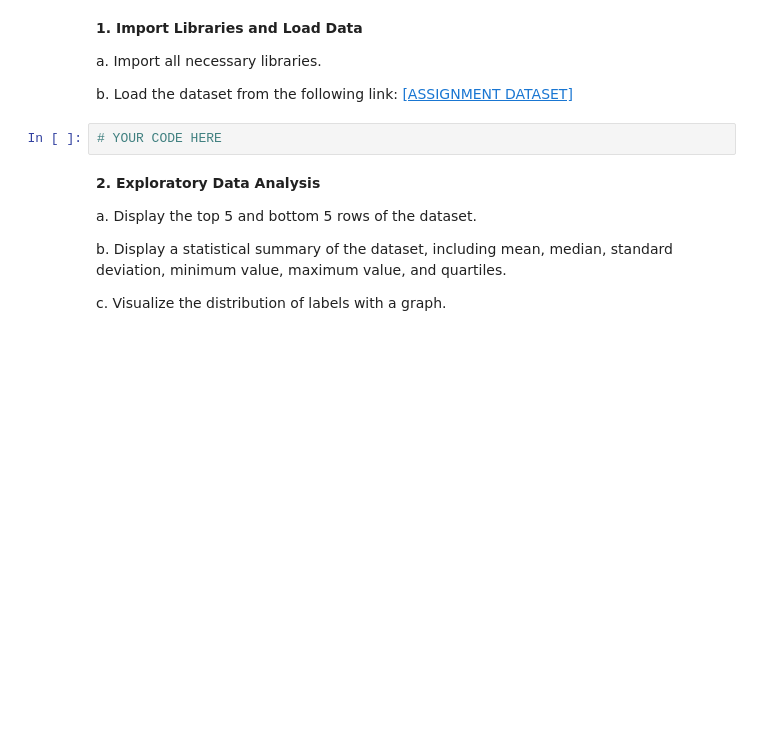
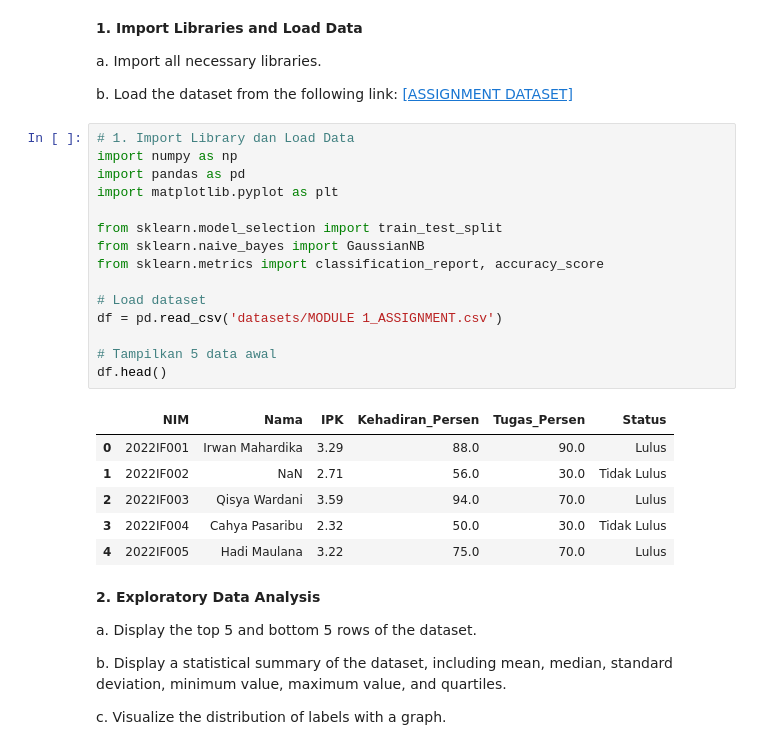
Before and after one commit to FatihHDR/machine-learning, a Jupyter notebook: modul1/MODULE 1 MACHINE LEARNING - INTRODUCTION TO ARTIFICIAL NEURAL NETWORK.ipynb, the cells around one changed output. Saved outputs shown, nothing was run; the diff lists cells and outputs as text; blank space fills up the shorter version.

```diff
--- a/modul1/MODULE 1 MACHINE LEARNING - INTRODUCTION TO ARTIFICIAL NEURAL NETWORK.ipynb
+++ b/modul1/MODULE 1 MACHINE LEARNING - INTRODUCTION TO ARTIFICIAL NEURAL NETWORK.ipynb
@@ -459,8 +459,28 @@ plt.show()
 a. Import all necessary libraries.
 
 b. Load the dataset from the following link: [[ASSIGNMENT DATASET]](https://drive.google.com/file/d/1ptHF8jZp68DALtMtUGm1JwdAxd-Ce9dD/view?usp=drive_link)
-# %%
-# YOUR CODE HERE
+# %%
+# 1. Import Library dan Load Data
+import numpy as np
+import pandas as pd
+import matplotlib.pyplot as plt
+
+from sklearn.model_selection import train_test_split
+from sklearn.naive_bayes import GaussianNB
+from sklearn.metrics import classification_report, accuracy_score
+
+# Load dataset
+df = pd.read_csv('datasets/MODULE 1_ASSIGNMENT.csv')
+
+# Tampilkan 5 data awal
+df.head()
+# %% [output]
+|  | NIM | Nama | IPK | Kehadiran_Persen | Tugas_Persen | Status |
+| 0 | 2022IF001 | Irwan Mahardika | 3.29 | 88.0 | 90.0 | Lulus |
+| 1 | 2022IF002 | NaN | 2.71 | 56.0 | 30.0 | Tidak Lulus |
+| 2 | 2022IF003 | Qisya Wardani | 3.59 | 94.0 | 70.0 | Lulus |
+| 3 | 2022IF004 | Cahya Pasaribu | 2.32 | 50.0 | 30.0 | Tidak Lulus |
+| 4 | 2022IF005 | Hadi Maulana | 3.22 | 75.0 | 70.0 | Lulus |
 # %% [markdown]
 **2. Exploratory Data Analysis**
 
```
Also changed, not shown: parts of 13 cells of this notebook, 1 other file.
